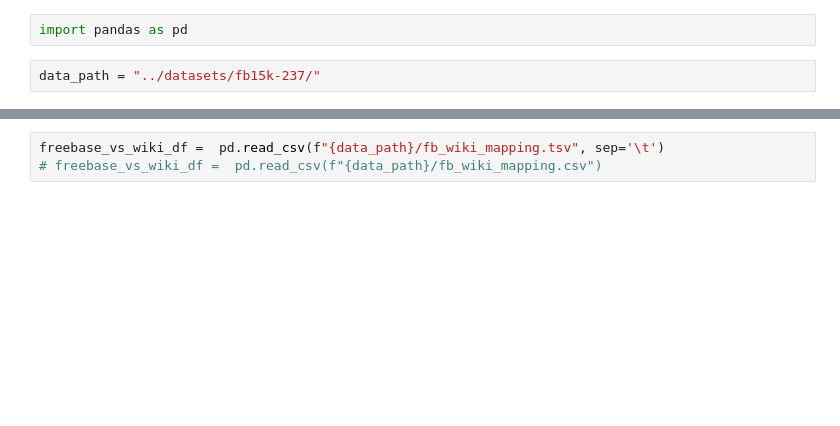
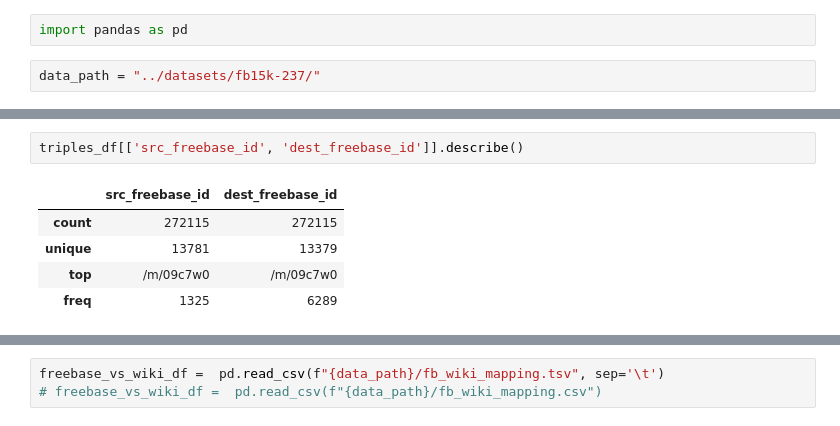
Before and after one commit to vectronaut2/kumoai_hackathon, a Jupyter notebook: notebooks/explore_kg_use_cases.ipynb, the cells around one changed output, grey strips where cells are left out. Cells and saved outputs as stored; diff of their text form; blank space fills up the shorter version.

```diff
--- a/notebooks/explore_kg_use_cases.ipynb
+++ b/notebooks/explore_kg_use_cases.ipynb
@@ -60,0 +50,8 @@ triples_df.head(5)
+# %%
+triples_df[['src_freebase_id', 'dest_freebase_id']].describe()
+# %% [output]
+|  | src_freebase_id | dest_freebase_id |
+| count | 272115 | 272115 |
+| unique | 13781 | 13379 |
+| top | /m/09c7w0 | /m/09c7w0 |
+| freq | 1325 | 6289 |
```
Also changed, not shown: parts of 35 cells of this notebook.
